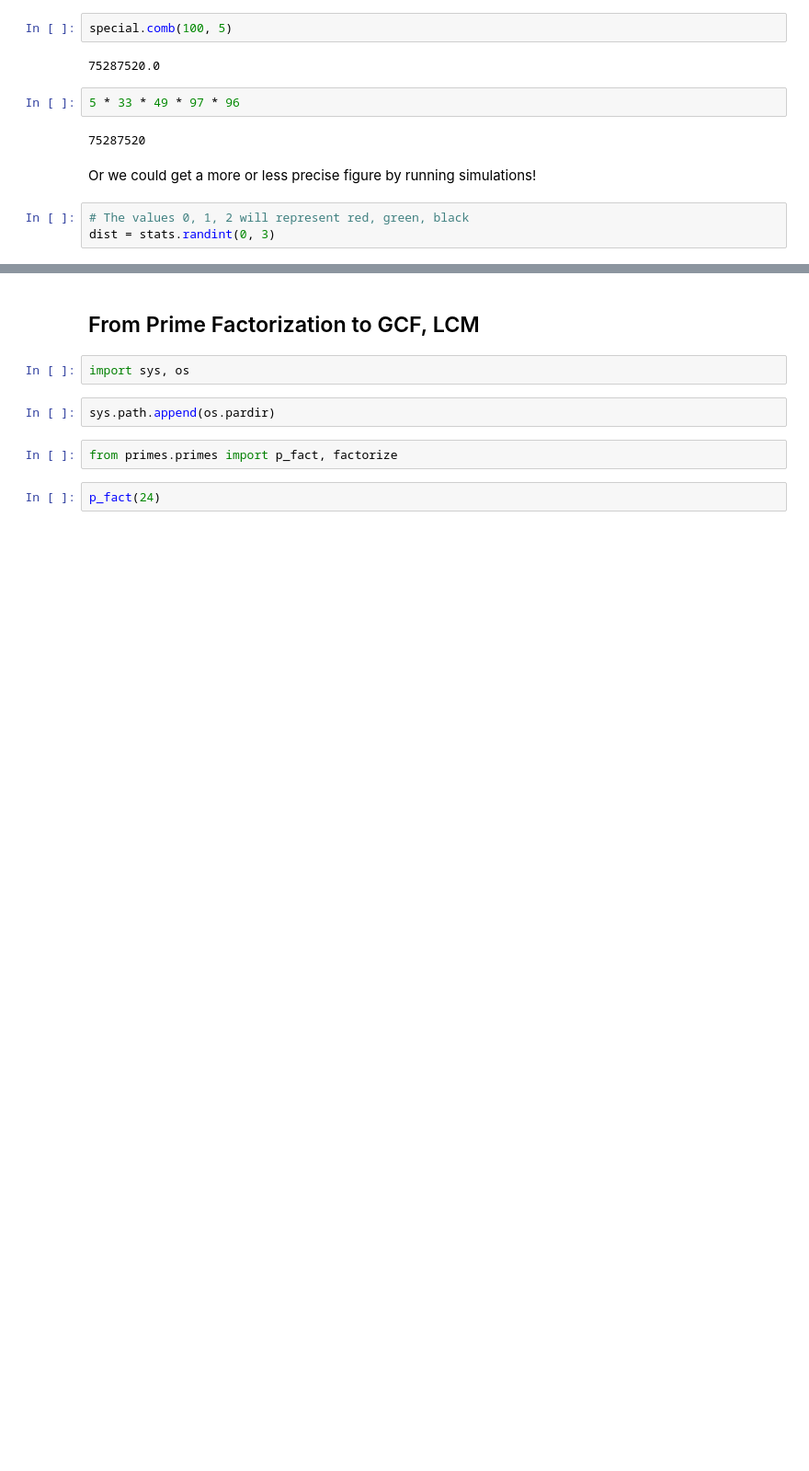
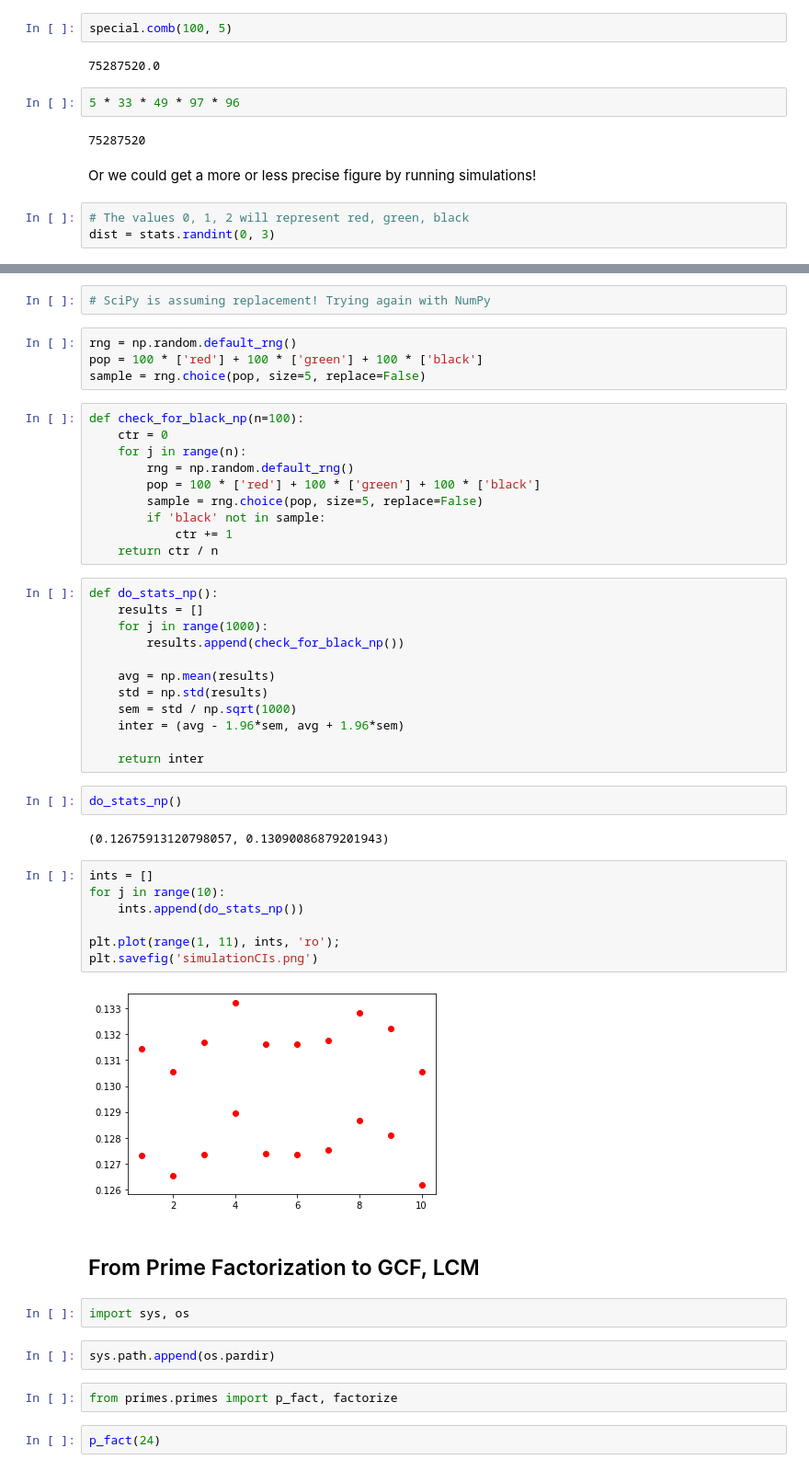
Before and after one commit to gadamico/Code-Snippets, a Jupyter notebook: scratch11.ipynb, the cells around one changed output, grey strips where cells are left out. Shown at 92% size. Cells and saved outputs as stored; diff of their text form; blank space fills up the shorter version.

Commit message:
add simulation png

```diff
--- a/scratch11.ipynb
+++ b/scratch11.ipynb
@@ -347,3 +421,44 @@ np.median(results)
+# %%
+# SciPy is assuming replacement! Trying again with NumPy
+# %%
+rng = np.random.default_rng()
+pop = 100 * ['red'] + 100 * ['green'] + 100 * ['black']
+sample = rng.choice(pop, size=5, replace=False)
+# %%
+def check_for_black_np(n=100):
+    ctr = 0
+    for j in range(n):
+        rng = np.random.default_rng()
+        pop = 100 * ['red'] + 100 * ['green'] + 100 * ['black']
+        sample = rng.choice(pop, size=5, replace=False)
+        if 'black' not in sample:
+            ctr += 1
+    return ctr / n
+# %%
+def do_stats_np():
+    results = []
+    for j in range(1000):
+        results.append(check_for_black_np())
+
+    avg = np.mean(results)
+    std = np.std(results)
+    sem = std / np.sqrt(1000)
+    inter = (avg - 1.96*sem, avg + 1.96*sem)
+
+    return inter
+# %%
+do_stats_np()
+# %% [output]
+(0.12675913120798057, 0.13090086879201943)
+# %%
+ints = []
+for j in range(10):
+    ints.append(do_stats_np())
+
+plt.plot(range(1, 11), ints, 'ro');
+plt.savefig('simulationCIs.png')
+# %% [output]
+[figure, added]
 # %% [markdown]
 ## From Prime Factorization to GCF, LCM
 # %%
```
Also changed, not shown: parts of 17 cells of this notebook, 3 other files.
